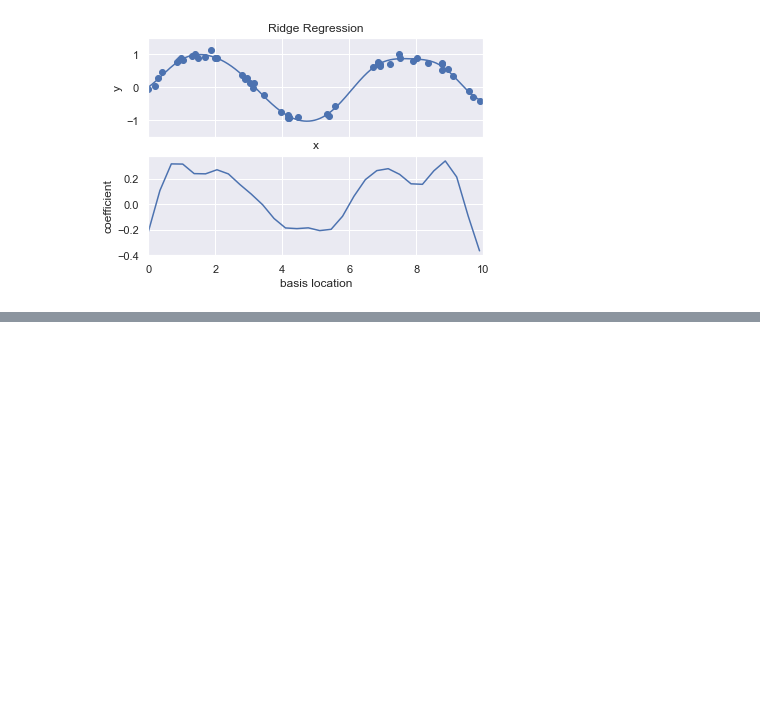
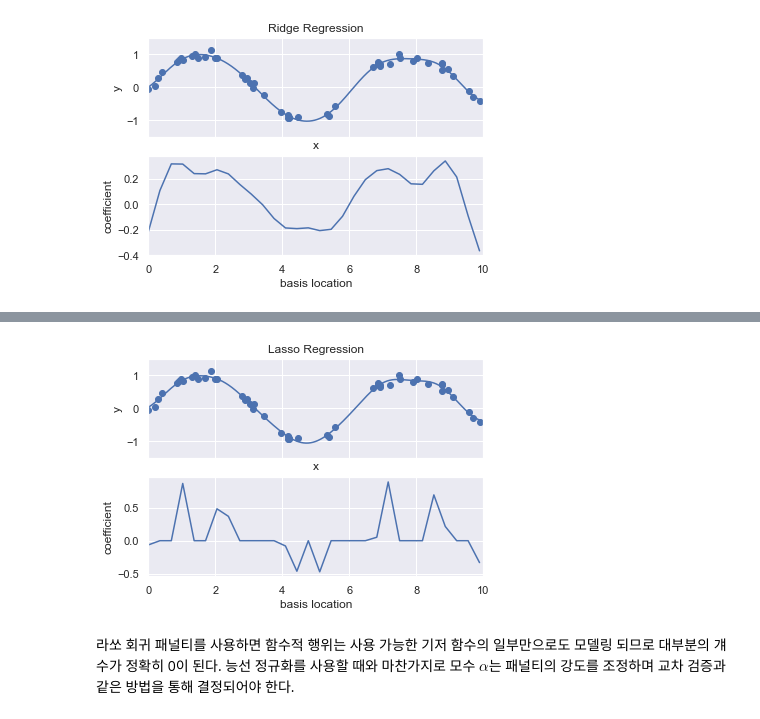
Before and after one commit to jiyeoon/TIL, a Jupyter notebook: data_science_handbook/선형회귀.ipynb, the cells around one changed output, grey strips where cells are left out. Saved outputs shown, nothing was run; the diff lists cells and outputs as text; code cells hidden in the pictures; blank space fills up the shorter version.

```diff
--- a/data_science_handbook/선형회귀.ipynb
+++ b/data_science_handbook/선형회귀.ipynb
@@ -209,0 +218,9 @@ basis_plot(model, title='Ridge Regression')
+# %%
+from sklearn.linear_model import Lasso
+
+model = make_pipeline(GaussianFeatures(30), Lasso(alpha=0.001))
+basis_plot(model, title='Lasso Regression')
+# %% [output]
+[figure, added]
+# %% [markdown]
+라쏘 회귀 패널티를 사용하면 함수적 행위는 사용 가능한 기저 함수의 일부만으로도 모델링 되므로 대부분의 걔수가 정확히 0이 된다. 능선 정규화를 사용할 때와 마찬가지로 모수 $\alpha$는 패널티의 강도를 조정하며 교차 검증과 같은 방법을 통해 결정되어야 한다.
```
Also changed, not shown: parts of 2 cells of this notebook.
